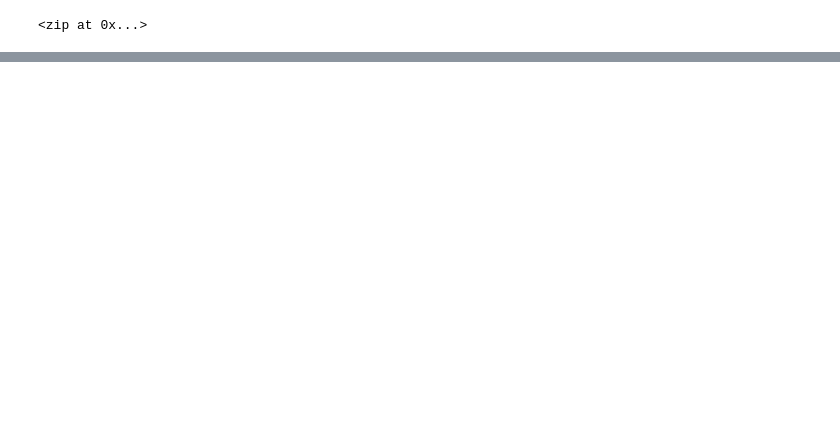
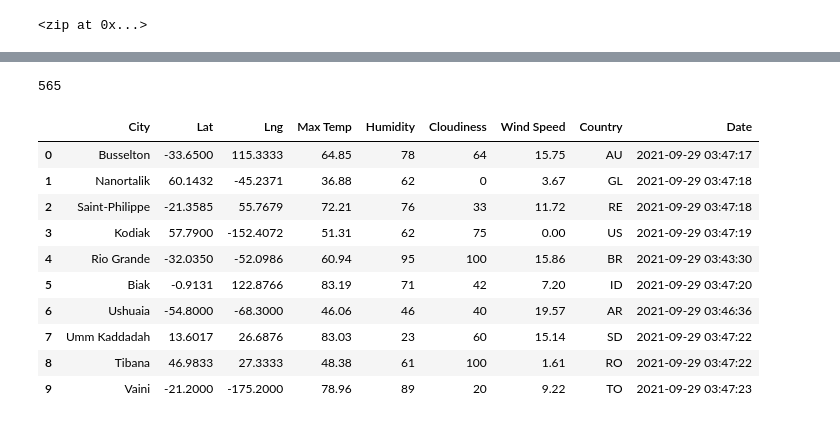
Before and after one commit to mthiobane/World_Weather_Analysis, a Jupyter notebook: WeatherPy.ipynb, the cells around one changed output, grey strips where cells are left out. Saved outputs shown, nothing was run; the diff lists cells and outputs as text; code cells hidden in the pictures; blank space fills up the shorter version.

```diff
--- a/WeatherPy.ipynb
+++ b/WeatherPy.ipynb
@@ -33,0 +139,20 @@ len(cities)
+# %%
+len(city_data)
+# %% [output]
+565
+# %%
+# Convert the array of dictionaries to a Pandas DataFrame.
+city_data_df = pd.DataFrame(city_data)
+city_data_df.head(10)
+# %% [output]
+|  | City | Lat | Lng | Max Temp | Humidity | Cloudiness | Wind Speed | Country | Date |
+| 0 | Busselton | -33.6500 | 115.3333 | 64.85 | 78 | 64 | 15.75 | AU | 2021-09-29 03:47:17 |
+| 1 | Nanortalik | 60.1432 | -45.2371 | 36.88 | 62 | 0 | 3.67 | GL | 2021-09-29 03:47:18 |
+| 2 | Saint-Philippe | -21.3585 | 55.7679 | 72.21 | 76 | 33 | 11.72 | RE | 2021-09-29 03:47:18 |
+| 3 | Kodiak | 57.7900 | -152.4072 | 51.31 | 62 | 75 | 0.00 | US | 2021-09-29 03:47:19 |
+| 4 | Rio Grande | -32.0350 | -52.0986 | 60.94 | 95 | 100 | 15.86 | BR | 2021-09-29 03:43:30 |
+| 5 | Biak | -0.9131 | 122.8766 | 83.19 | 71 | 42 | 7.20 | ID | 2021-09-29 03:47:20 |
+| 6 | Ushuaia | -54.8000 | -68.3000 | 46.06 | 46 | 40 | 19.57 | AR | 2021-09-29 03:46:36 |
+| 7 | Umm Kaddadah | 13.6017 | 26.6876 | 83.03 | 23 | 60 | 15.14 | SD | 2021-09-29 03:47:22 |
+| 8 | Tibana | 46.9833 | 27.3333 | 48.38 | 61 | 100 | 1.61 | RO | 2021-09-29 03:47:22 |
+| 9 | Vaini | -21.2000 | -175.2000 | 78.96 | 89 | 20 | 9.22 | TO | 2021-09-29 03:47:23 |
```
Also changed, not shown: parts of 11 cells of this notebook, 3 other files.
